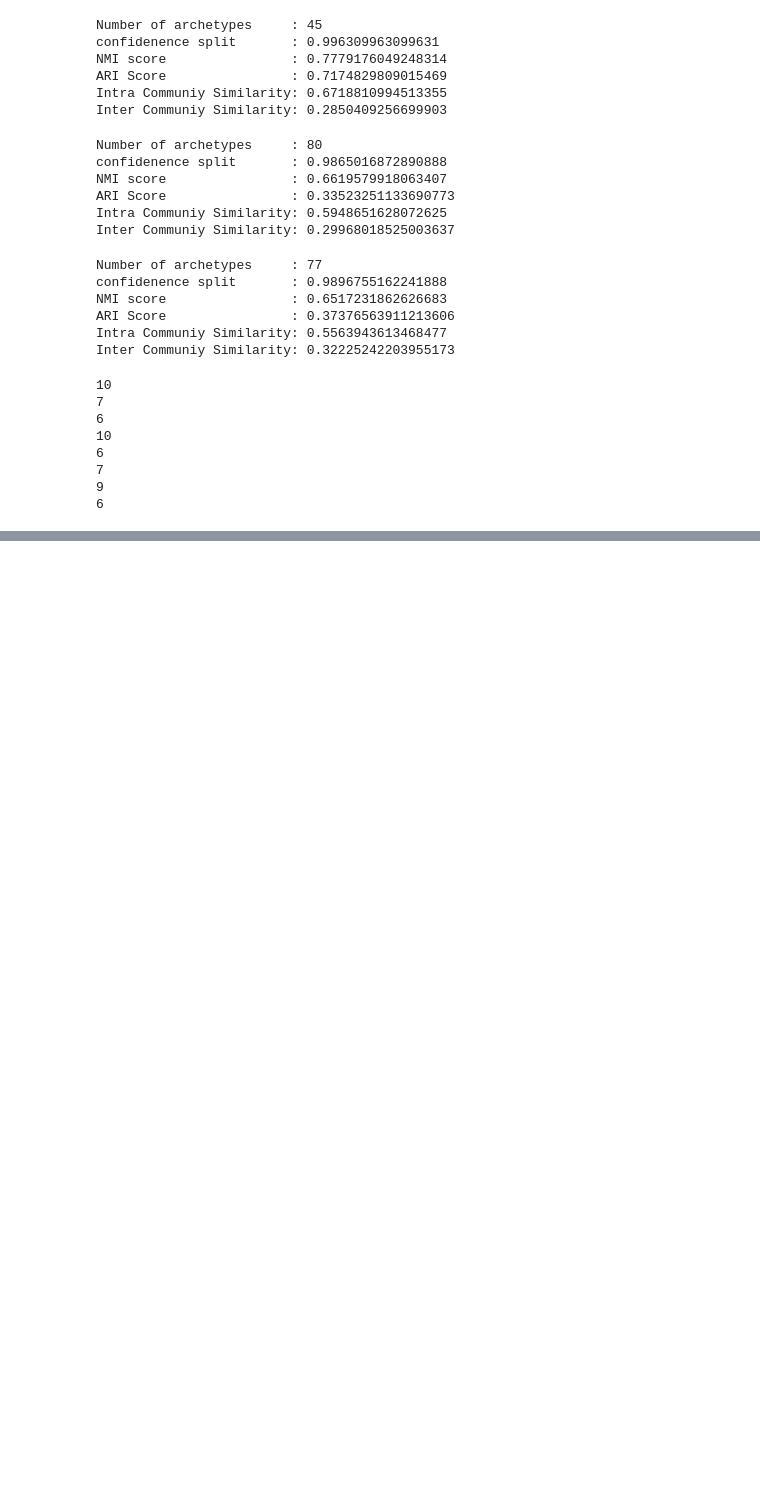
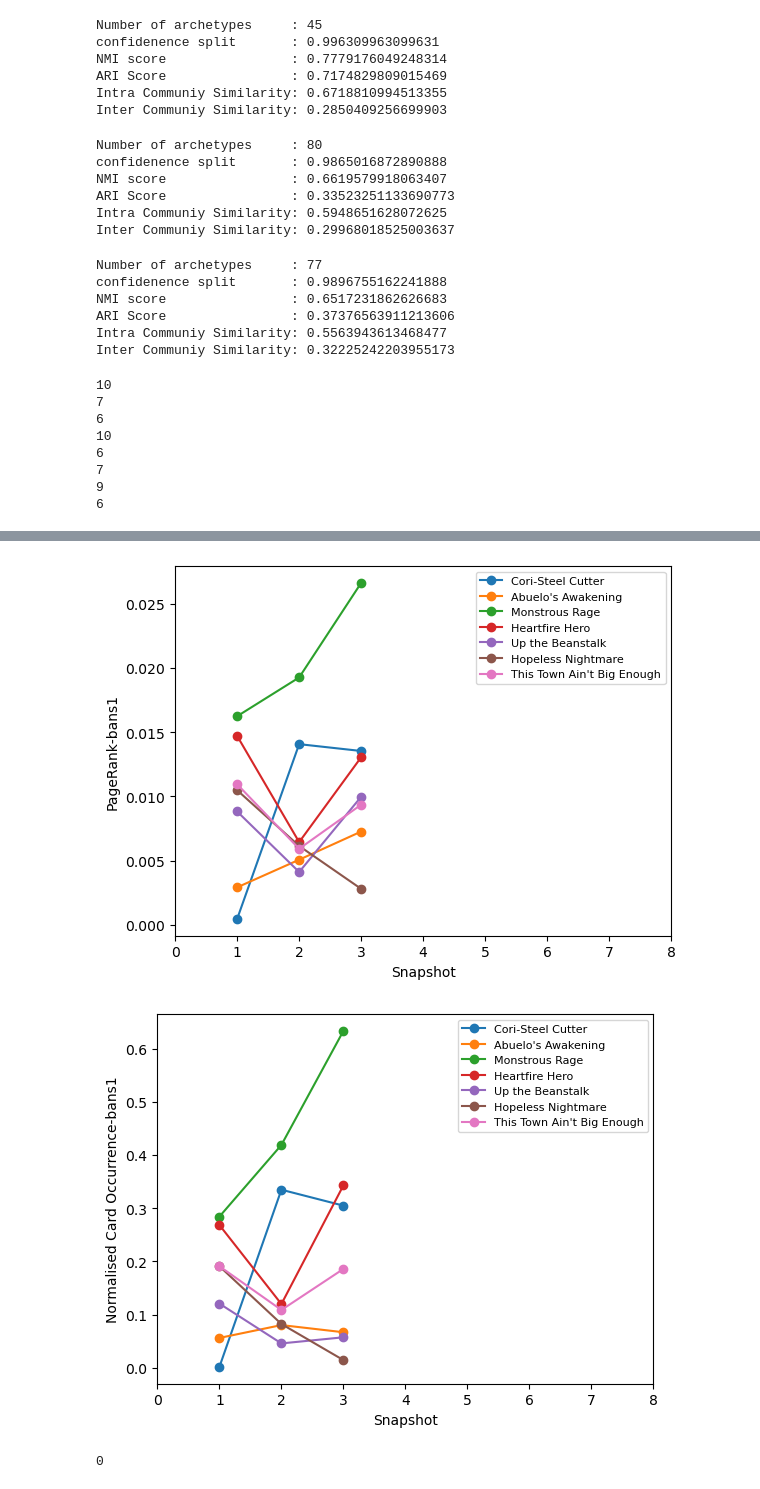
Before and after one commit to Liam-Caffrey/Capstone-Project, a Jupyter notebook: CapstoneProject.ipynb, the cells around one changed output, grey strips where cells are left out. Cells and saved outputs as stored; diff of their text form; code cells hidden in the pictures; blank space fills up the shorter version.

```diff
--- a/CapstoneProject.ipynb
+++ b/CapstoneProject.ipynb
@@ -2647,0 +2704,20 @@ print(len(temp))
+# %%
+def graphOverTime(CardList, stats, y_label):
+
+    for y in CardList:
+        temp = []
+        for x in stats:
+            if y in x:
+                temp.append(x[y])
+
+            else:
+                temp.append(None)
+
+        plt.plot(range(1,len(temp)+1), temp, marker="o", label=y)
+        plt.xticks(range(len(temp)+1))
+    plt.xlabel("Snapshot")
+    plt.ylabel(y_label)
+    plt.legend(fontsize=8)
+    plt.savefig(f"{y_label}.png", dpi=300, bbox_inches="tight")
+    plt.show()
+    return 0
@@ -2647,0 +2744,26 @@ print(len(temp))
+# %%
+#Dragonhawk, Fate's Tempest
+
+## FIRST BANS
+## "Cori-Steel Cutter"
+## "Abuelo's Awakening"
+# "Monstrous Rage"
+# "Heartfire Hero"
+# "Up the Beanstalk"
+# "Hopeless Nightmare"
+# "This Town Ain't Big Enough"
+#
+# SECCOND BANS
+# "Vivi Ornitier"
+# "Proft's Eidetic Memory"
+# "Screaming Nemesis"
+#
+# tester ===== > "Agatha's Soul Cauldron"
+#
+bans1 = ("Cori-Steel Cutter","Abuelo's Awakening","Monstrous Rage","Heartfire Hero","Up the Beanstalk","Hopeless Nightmare","This Town Ain't Big Enough")
+graphOverTime(bans1, pageranks,"PageRank-bans1")
+graphOverTime(bans1, cardOccurancesNorm,"Normalised Card Occurrence-bans1")
+# %% [output]
+[figure, new version]
+[figure, new version]
+0
```
Also changed, not shown: parts of 42 cells of this notebook.
